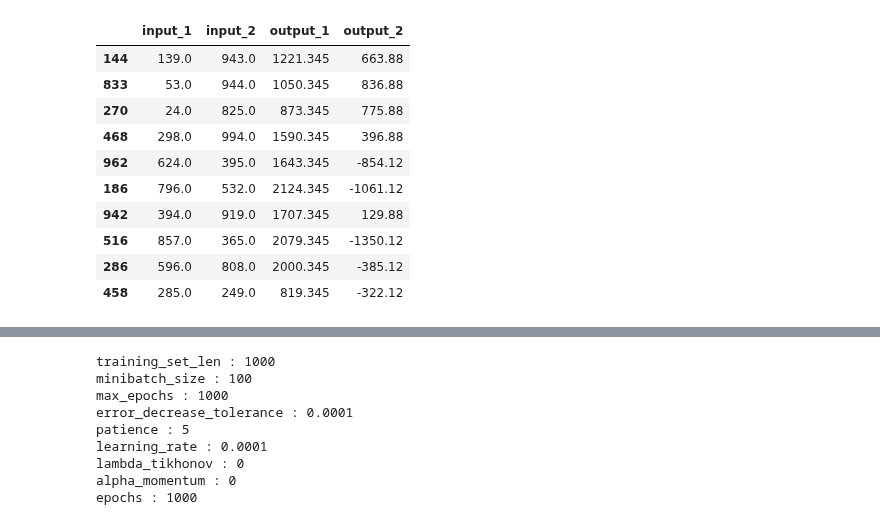
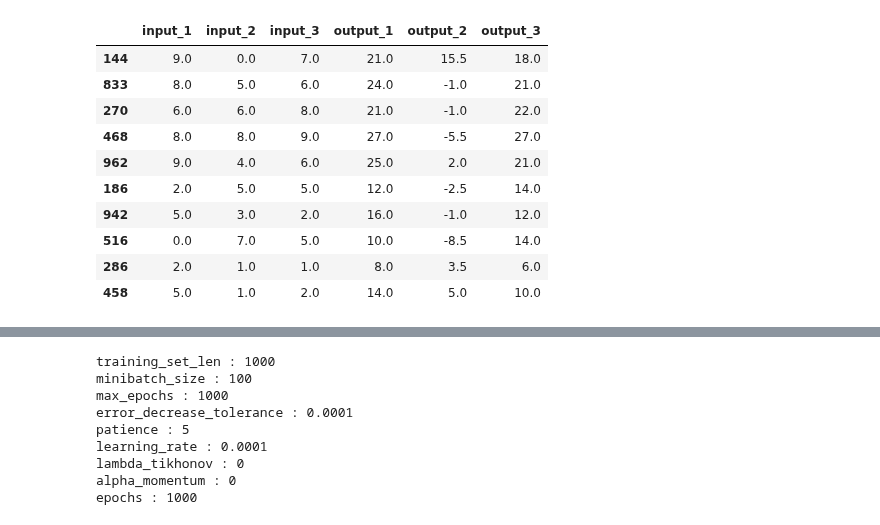
Before and after one commit to JacopoRaffi/ML_Proj_NN, a Jupyter notebook: notebook/nn_test_simple.ipynb, the cells around one changed output, grey strips where cells are left out. Saved outputs shown, nothing was run; the diff lists cells and outputs as text; code cells hidden in the pictures.

```diff
--- a/notebook/nn_test_simple.ipynb
+++ b/notebook/nn_test_simple.ipynb
@@ -27,17 +13,0 @@ def multy_plot(datas, labels, title, scale='linear'):
-# %%
-def create_dataset(n_items, n_input, input_range, output_functions, seed):
-    random.seed(seed)
-
-    n_output = len(output_functions)
-    x = np.ndarray((n_items, n_input + n_output))
-
-    for i in range(n_items):
-        for l in range(n_input):
-            x[i,l] = random.randrange(input_range[0], input_range[1], input_range[2])
-
-        for l, fun in enumerate(output_functions):
-
-            x[i, n_input + l] = fun(x[i][:n_input])
-            #print(x[i][:n_input], fun(x[i][:n_input]), x[i, l])
-
-    return pd.DataFrame(x, columns = ['input_' + str(i + 1) for i in range(n_input)] + ['output_' + str(i + 1) for i in range(n_output)])
@@ -51,0 +14,5 @@ NeuralNetwork.display_topology(topology_2)
+# %%
+TR_INPUT = 3
+TR_OUTPUT = 3
+topology = create_stratified_topology([TR_INPUT,TR_OUTPUT])
+NeuralNetwork.display_topology(topology)
@@ -73,21 +33,23 @@ n_neurons: 4
 # %%
-tr_1_input = 2
-tr_1_output = 2
 len_dataset = 1000
-tr_1 = create_dataset(len_dataset, tr_1_input, [0, 1000, 1], [lambda x : 2*x[0] + x[1] + 0.345, lambda x : -2*x[0] + x[1] - 1.12], RANDOM_STATE)
-tr_1.sample(10, random_state=RANDOM_STATE)
+tr = create_dataset(len_dataset, TR_INPUT, [0, 10, 1],
+                      [lambda x : 2*x[0] + x[1] + 3,
+                       lambda x : -3*x[1] + 1.5*x[2] + 5,
+                       lambda x : x[0] + x[1] + x[2] + 2],
+                      RANDOM_STATE)
+tr.sample(10, random_state=RANDOM_STATE)
 # %% [output]
-|  | input_1 | input_2 | output_1 | output_2 |
-| 144 | 139.0 | 943.0 | 1221.345 | 663.88 |
-| 833 | 53.0 | 944.0 | 1050.345 | 836.88 |
-| 270 | 24.0 | 825.0 | 873.345 | 775.88 |
-| 468 | 298.0 | 994.0 | 1590.345 | 396.88 |
-| 962 | 624.0 | 395.0 | 1643.345 | -854.12 |
-| 186 | 796.0 | 532.0 | 2124.345 | -1061.12 |
-| 942 | 394.0 | 919.0 | 1707.345 | 129.88 |
-| 516 | 857.0 | 365.0 | 2079.345 | -1350.12 |
-| 286 | 596.0 | 808.0 | 2000.345 | -385.12 |
-| 458 | 285.0 | 249.0 | 819.345 | -322.12 |
+|  | input_1 | input_2 | input_3 | output_1 | output_2 | output_3 |
+| 144 | 9.0 | 0.0 | 7.0 | 21.0 | 15.5 | 18.0 |
+| 833 | 8.0 | 5.0 | 6.0 | 24.0 | -1.0 | 21.0 |
+| 270 | 6.0 | 6.0 | 8.0 | 21.0 | -1.0 | 22.0 |
+| 468 | 8.0 | 8.0 | 9.0 | 27.0 | -5.5 | 27.0 |
+| 962 | 9.0 | 4.0 | 6.0 | 25.0 | 2.0 | 21.0 |
+| 186 | 2.0 | 5.0 | 5.0 | 12.0 | -2.5 | 14.0 |
+| 942 | 5.0 | 3.0 | 2.0 | 16.0 | -1.0 | 12.0 |
+| 516 | 0.0 | 7.0 | 5.0 | 10.0 | -8.5 | 14.0 |
+| 286 | 2.0 | 1.0 | 1.0 | 8.0 | 3.5 | 6.0 |
+| 458 | 5.0 | 1.0 | 2.0 | 14.0 | 5.0 | 10.0 |
 # %%
 scaler_out = MinMaxScaler()
 scaler_in = MinMaxScaler()
```
Also changed, not shown: parts of 11 cells of this notebook, 3 other files.
